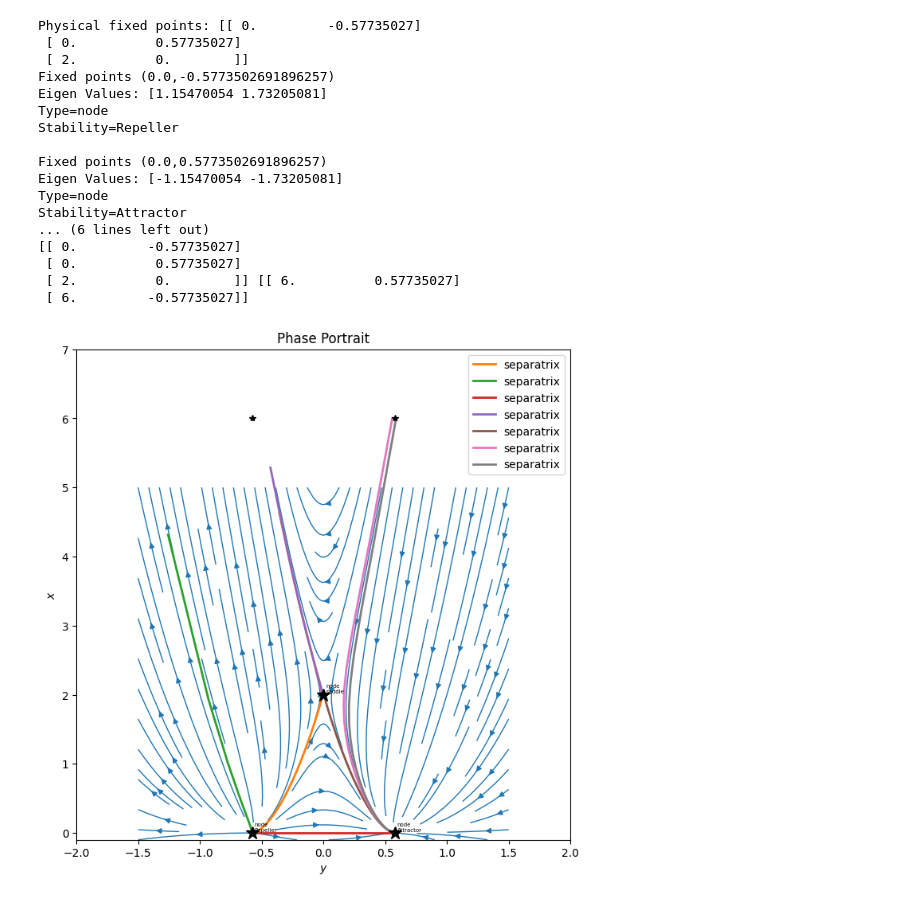
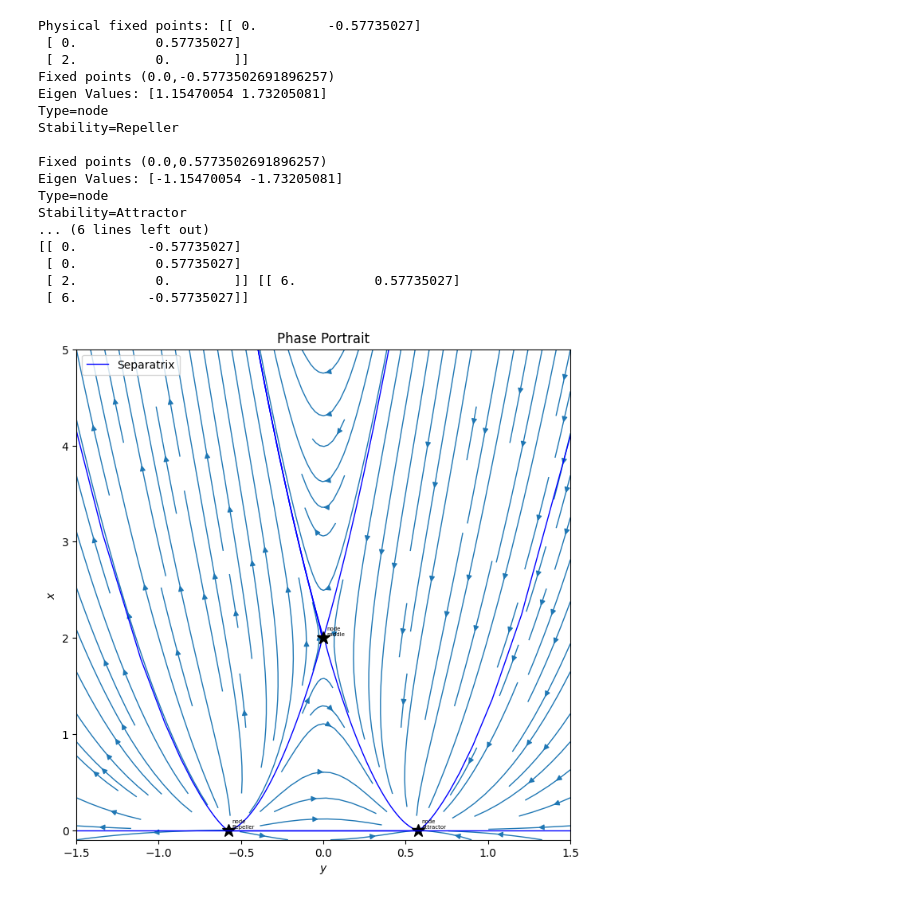
Before and after one commit to up2107120/Dynamical-systems-of-DE, a Jupyter notebook: ΛCDM.ipynb, the cells around one changed output. Drawn from its saved outputs; the diff is of its cells as text; code cells hidden in the pictures.

```diff
--- a/ΛCDM.ipynb
+++ b/ΛCDM.ipynb
@@ -22,15 +22,15 @@ def dynamics_odeint(X,N):
 
 #  FP are [0,(np.sqrt(3)/3)]  [0,-(np.sqrt(3)/3)]  [2,0]  [6,(np.sqrt(3)/3)]  [6,-(np.sqrt(3)/3)]
 ICs = [[0.00275,-(np.sqrt(3)/3)+0.01], #2-3
-      [0.01,-(np.sqrt(3)/3)], #2-5
+      [0.015,-(np.sqrt(3)/3)-0.015], #2-5
       #[0,-(np.sqrt(3)/3)-0.01], #2-left
       [0,-(np.sqrt(3)/3)+0.01], #2-1
       [2+0.01,-0.01], #3-5
       [2-0.01,+0.01], #3-1
-      [6-0.002,(np.sqrt(3)/3)-0.02], #4-3
-      [6-0.01,(np.sqrt(3)/3)+0.01],#4-1
+      [6-0.002,(np.sqrt(3)/3)-0.07432], #4-3
+      [4.1,1.4999],#4-1
       ]
-simulationTime=np.linspace(0,50,200)
+simulationTime=np.linspace(0,30,200)
 
 
 
@@ -78,8 +78,8 @@ plt.streamplot(y_vals_grid, x_vals_grid, dY.T, dX.T,
 plt.xlabel(r"$y$")
 plt.ylabel(r"$x$")
 plt.title("Phase Portrait")
-plt.xlim(-2, 2)
-plt.ylim(-0.1, 7)
+plt.xlim(-1.5, 1.5)
+plt.ylim(-0.1, 5)
 
 
 for ic in ICs:
@@ -87,7 +87,7 @@ for ic in ICs:
 
 
   #masking the solutions to x<=6
-  mask = (solutionState[:,0]<=6) &  (solutionState[:,1] <=1.5) & (solutionState[:,1]>=-1.5)
+  mask = (solutionState[:,0]<=6) &  (solutionState[:,1] <=1.7) & (solutionState[:,1]>=-1.7)
   indecies = np.where(mask)[0] #      asked chatgpt "once my lines are reaching the edges, they are all plotting back to 0,0. how do i stop this"
 
   splits = np.where(np.diff(indecies)!=1)[0]+1
@@ -95,7 +95,7 @@ for ic in ICs:
 
 
   for segment in contiguous_indecies:
-    plt.plot(solutionState[segment, 1], solutionState[segment, 0], linewidth=2,label = 'separatrix')
+    plt.plot(solutionState[segment, 1], solutionState[segment, 0], linewidth=1,color='b')
 
 
 
@@ -137,31 +137,34 @@ inf_FP = np.array([[6,np.sqrt(3)/3],[6,-np.sqrt(3)/3]])
 plt.plot(inf_FP[:,1],inf_FP[:,0],'k*')
 print(FP ,inf_FP)
 
+y2 = np.linspace(-2,2,100)
+x2 = np.zeros_like(y2)
 
+plt.plot(y2,x2,color='b',linewidth=1,label='Separatrix')
 
 
 plt.legend()
 plt.show()
 
 
 
 # https://aleksandarhaber.com/phase-portraits-of-state-space-models-and-differential-equations-in-python/
 # %% [output]
 Physical fixed points: [[ 0.         -0.57735027]
  [ 0.          0.57735027]
  [ 2.          0.        ]]
 Fixed points (0.0,-0.5773502691896257)
 Eigen Values: [1.15470054 1.73205081]
 Type=node
 Stability=Repeller
 
 Fixed points (0.0,0.5773502691896257)
 Eigen Values: [-1.15470054 -1.73205081]
 Type=node
 Stability=Attractor
 ... (6 lines left out)
 [[ 0.         -0.57735027]
  [ 0.          0.57735027]
  [ 2.          0.        ]] [[ 6.          0.57735027]
  [ 6.         -0.57735027]]
-[figure, old version]
+[figure, new version]
```
